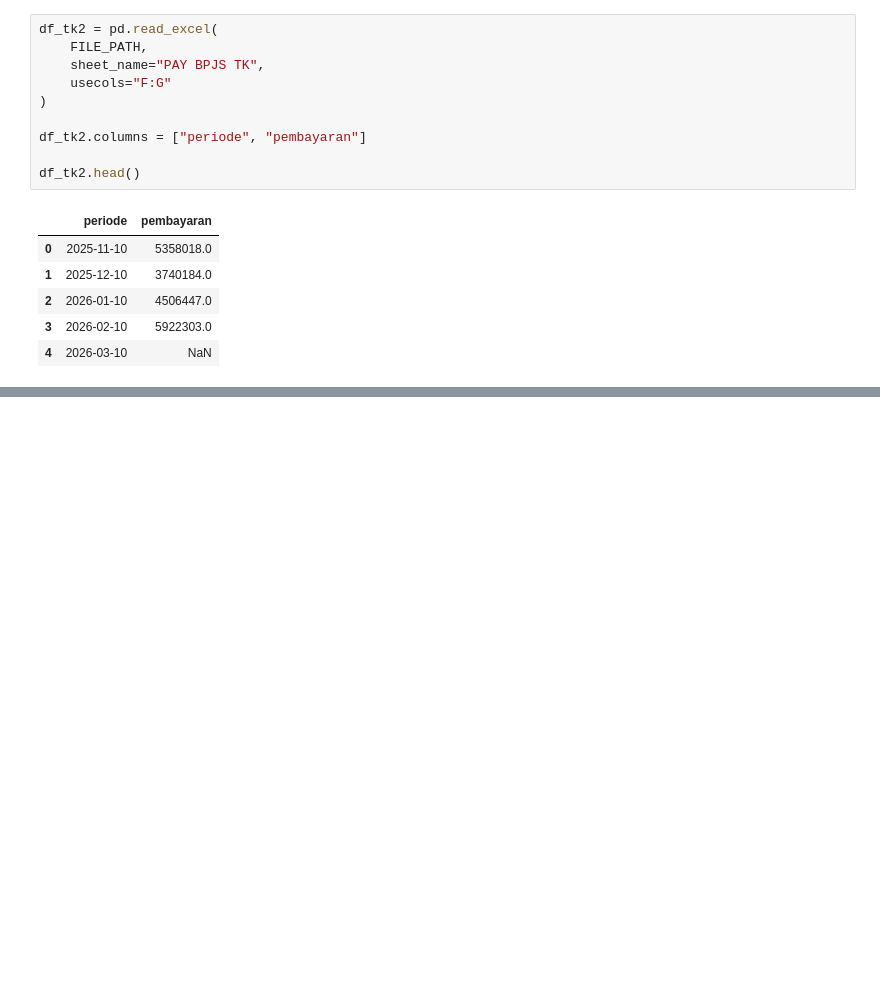
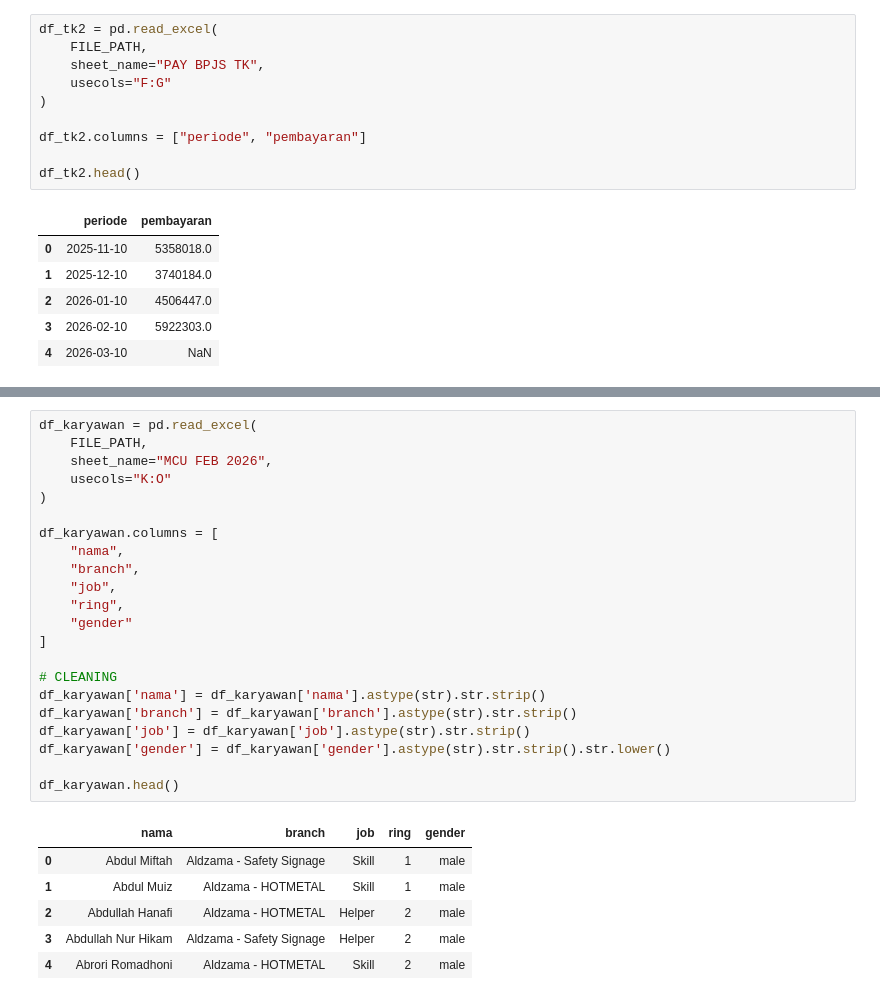
Before and after one commit to AryaaaSyaifuddin/Data-HR-for-Dashboard, a Jupyter notebook: test_data.ipynb, the cells around one changed output, grey strips where cells are left out. Cells and saved outputs as stored; diff of their text form; blank space fills up the shorter version.

```diff
--- a/test_data.ipynb
+++ b/test_data.ipynb
@@ -406,0 +536,29 @@ df_tk2.head()
+# %%
+df_karyawan = pd.read_excel(
+    FILE_PATH,
+    sheet_name="MCU FEB 2026",
+    usecols="K:O"
+)
+
+df_karyawan.columns = [
+    "nama",
+    "branch",
+    "job",
+    "ring",
+    "gender"
+]
+
+# CLEANING
+df_karyawan['nama'] = df_karyawan['nama'].astype(str).str.strip()
+df_karyawan['branch'] = df_karyawan['branch'].astype(str).str.strip()
+df_karyawan['job'] = df_karyawan['job'].astype(str).str.strip()
+df_karyawan['gender'] = df_karyawan['gender'].astype(str).str.strip().str.lower()
+
+df_karyawan.head()
+# %% [output]
+|  | nama | branch | job | ring | gender |
+| 0 | Abdul Miftah | Aldzama - Safety Signage | Skill | 1 | male |
+| 1 | Abdul Muiz | Aldzama - HOTMETAL | Skill | 1 | male |
+| 2 | Abdullah Hanafi | Aldzama - HOTMETAL | Helper | 2 | male |
+| 3 | Abdullah Nur Hikam | Aldzama - Safety Signage | Helper | 2 | male |
+| 4 | Abrori Romadhoni | Aldzama - HOTMETAL | Skill | 2 | male |
```
Also changed, not shown: parts of 9 cells of this notebook, 2 other files.
